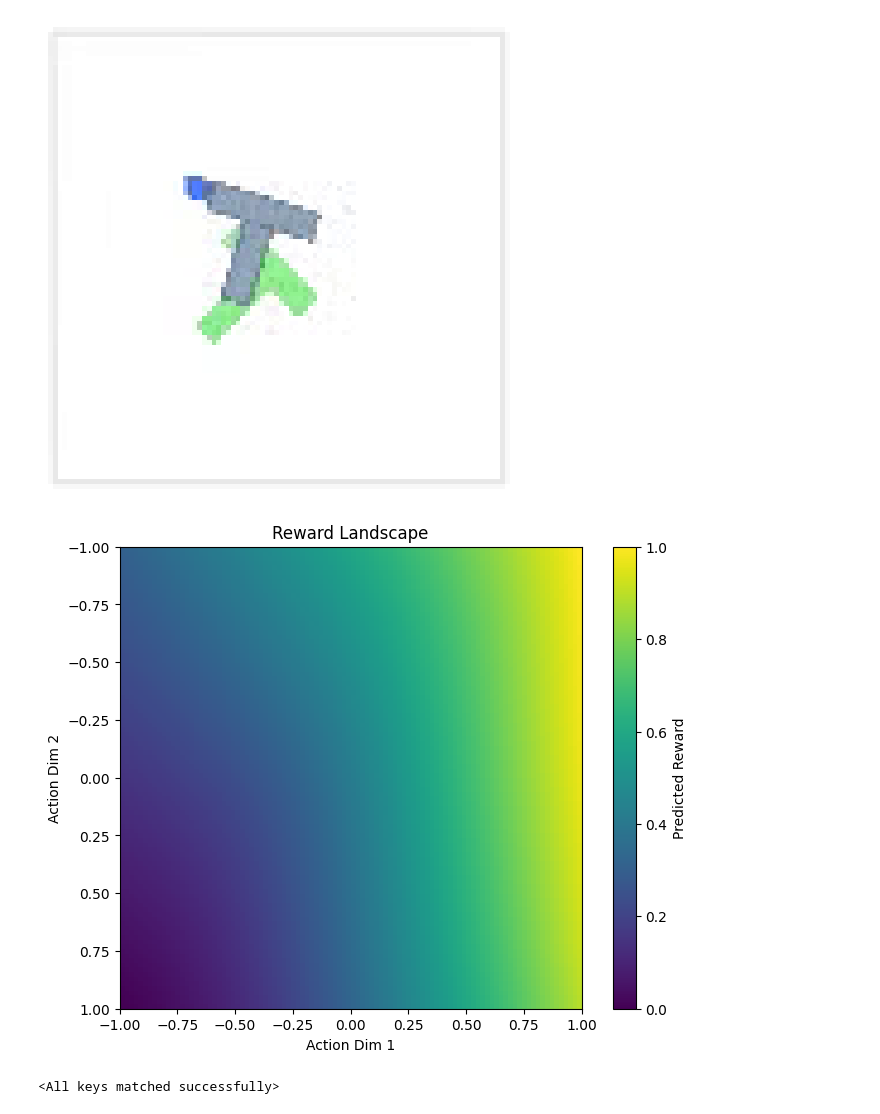
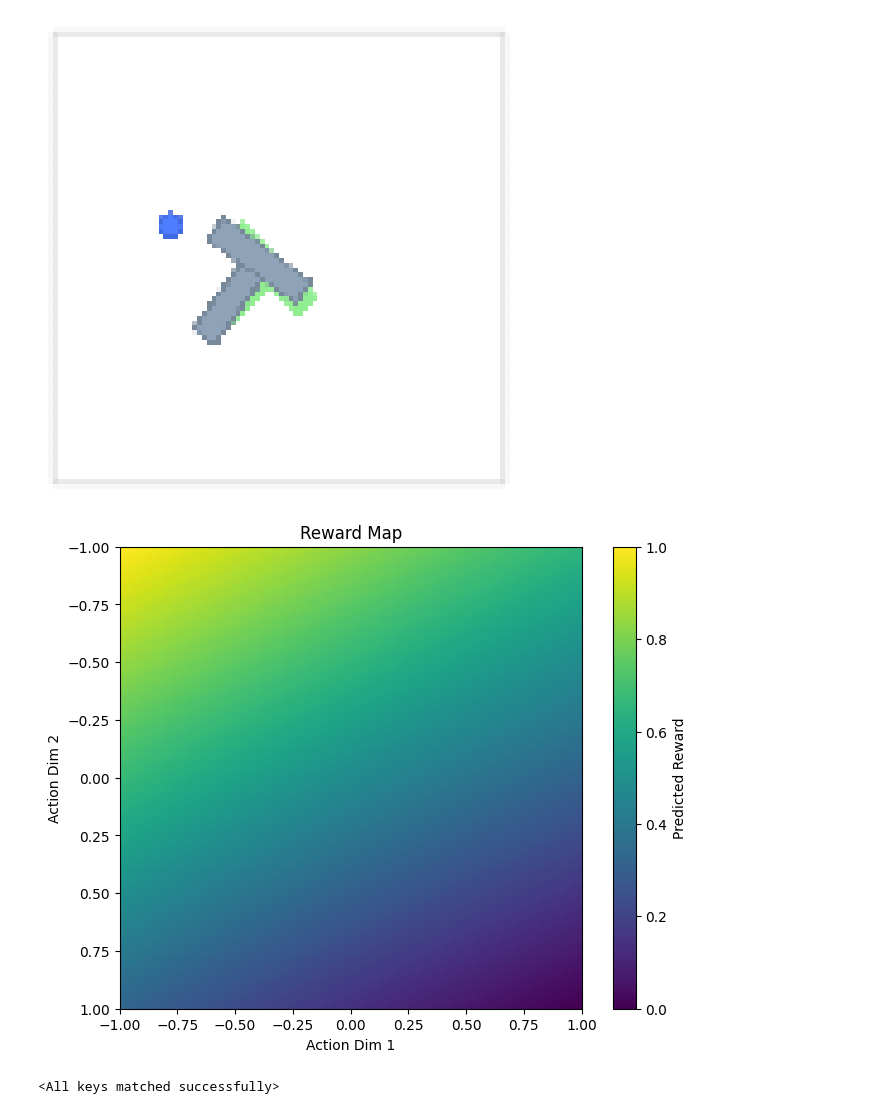
Before and after one commit to LawrenceLinn/lerobot, a Jupyter notebook: lerobot/common/policies/difftop/train.ipynb, the cells around one changed output. Drawn from its saved outputs; the diff is of its cells as text; code cells hidden in the pictures.

```diff
--- a/lerobot/common/policies/difftop/train.ipynb
+++ b/lerobot/common/policies/difftop/train.ipynb
@@ -624,36 +705,35 @@ def generate_reward_map(policy, obs, state, resolution=100):
 
         # Reshape rewards for plotting
         reward_grid = rewards.reshape(100,100)
 
-        # Plot with matplotlib
-        import matplotlib.pyplot as plt
+
 
         # Plot and save observation image
         dir = "./output/img"
         plt.figure(figsize=(8,6))
         obs_img = obs.squeeze().permute(1,2,0).cpu().numpy()
         plt.imshow(obs_img)
         plt.axis('off')
         plt.savefig(f'{dir}/observation.png')
         plt.show()
 
         # Plot and save reward map
         plt.figure(figsize=(8,6))
         plt.imshow(reward_grid, extent=[-1,1,1,-1], origin='lower')
         plt.colorbar(label='Predicted Reward')
         plt.xlabel('Action Dim 1')
         plt.ylabel('Action Dim 2')
         plt.title('Reward Map')
         plt.savefig(f'{dir}/reward_map.png')
         plt.show()
 
         return action, rewards
 
 # Example usage:
 obs = batch['observation.image'][0].cuda()
 state = batch['observation.state'][0].cuda()/512 * 2 - 1
-action, rewards = generate_reward_map(policy_, obs, state)
+action, rewards = generate_reward_map(policy, obs, state)
 # %% [output]
-[figure, old version]
+[figure, new version]
-[figure, old version]
+[figure, new version]
 # %%
```
Also changed, not shown: parts of 14 cells of this notebook, 10 other files.
